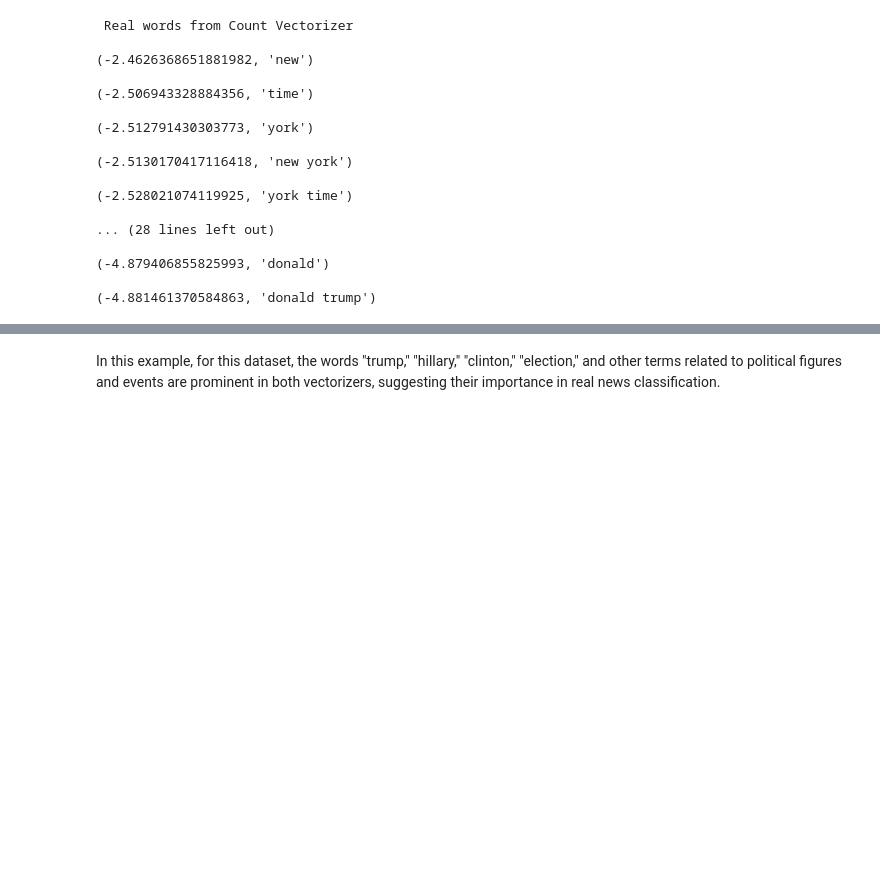
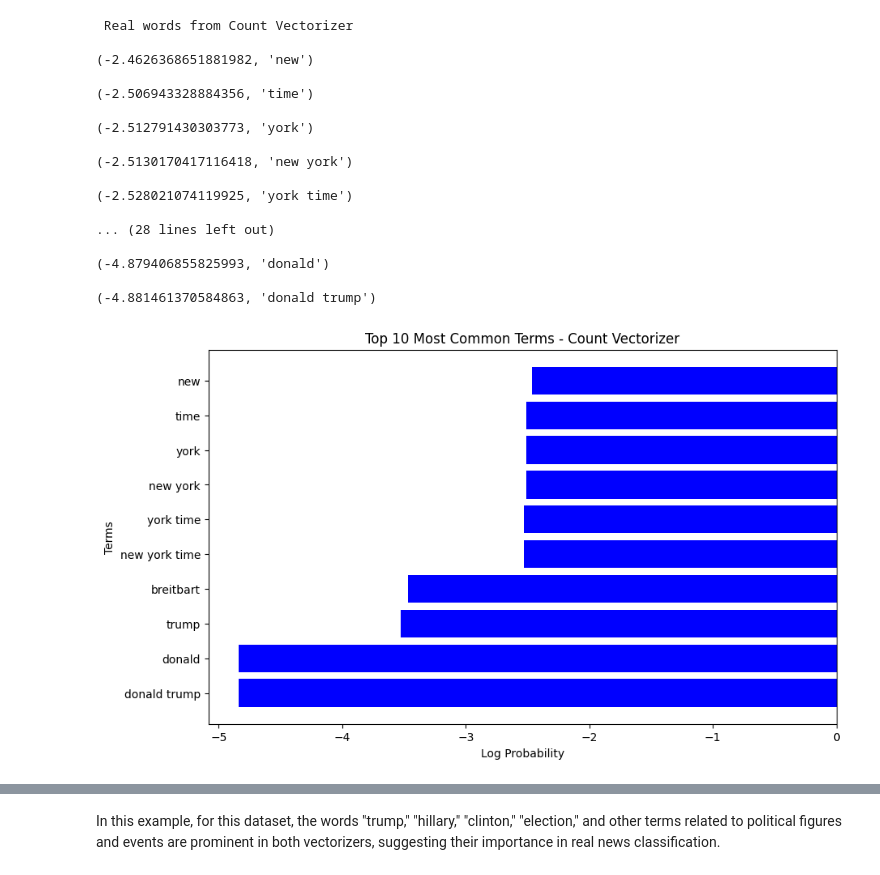
Before and after one commit to luisblazquezm/uc3m-fake-news-tfm, a Jupyter notebook: notebooks/nlp/fake_news_feature_engin_tfidf_count.ipynb, the cells around one changed output, grey strips where cells are left out. Cells and saved outputs as stored; diff of their text form; code cells hidden in the pictures; blank space fills up the shorter version.

```diff
--- a/notebooks/nlp/fake_news_feature_engin_tfidf_count.ipynb
+++ b/notebooks/nlp/fake_news_feature_engin_tfidf_count.ipynb
@@ -443,3 +444,24 @@ for i in (sorted(zip(sub_classifier_tfidf.feature_log_prob_[0],feature_names_tfi
 (-4.879406855825993, 'donald')
 
 (-4.881461370584863, 'donald trump')
+# %%
+# Términos más frecuentes de Count Vectorizer
+count_terms = sorted(zip(sub_classifier_count.feature_log_prob_[0], feature_names_count), reverse=True)[:10]
+count_labels = [term[1] for term in count_terms]
+count_frequencies = [term[0] for term in count_terms]
+
+# Términos más frecuentes de Tfidf Vectorizer
+tfidf_terms = sorted(zip(sub_classifier_tfidf.feature_log_prob_[0], feature_names_tfidf), reverse=True)[:10]
+tfidf_labels = [term[1] for term in tfidf_terms]
+tfidf_frequencies = [term[0] for term in tfidf_terms]
+
+# Crear gráfico de barras para Count Vectorizer
+plt.figure(figsize=(10, 6))
+plt.barh(count_labels, count_frequencies, color='blue')
+plt.xlabel('Log Probability')
+plt.ylabel('Terms')
+plt.title('Top 10 Most Common Terms - Count Vectorizer')
+plt.gca().invert_yaxis()  # Invertir el eje y para mostrar el término más común en la parte superior
+plt.show()
+# %% [output]
+[figure, added]
```
Also changed, not shown: parts of 4 cells of this notebook, 8 other files.
